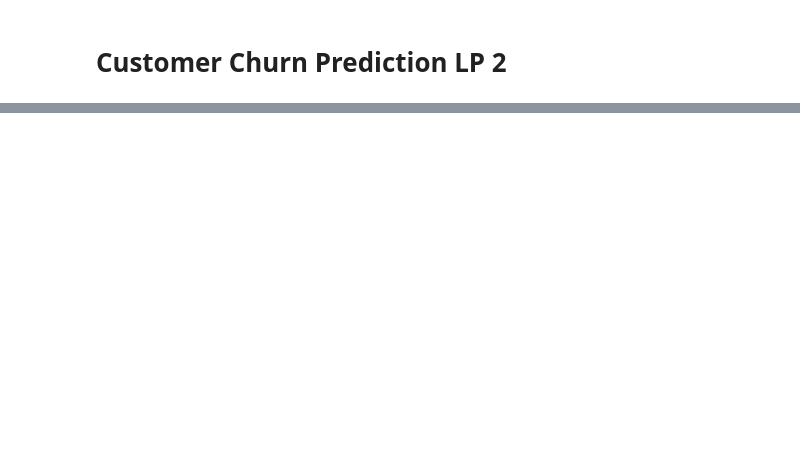
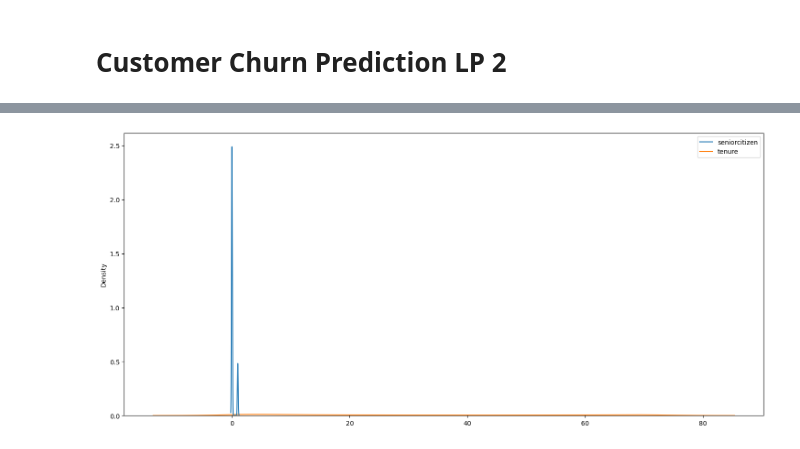
Before and after one commit to Davis-Azangu-DataAnalyst/Classification-Project-LP2, a Jupyter notebook: Notebooks/Churn_LP2.ipynb, the cells around one changed output, grey strips where cells are left out. Saved outputs shown, nothing was run; the diff lists cells and outputs as text; code cells hidden in the pictures; blank space fills up the shorter version.

```diff
--- a/Notebooks/Churn_LP2.ipynb
+++ b/Notebooks/Churn_LP2.ipynb
@@ -8,0 +407,7 @@ The scope of the project encompasses comprehensive phases including data collect
+# %%
+# Density Distribution
+plt.figure(figsize=(18,8))
+sns.kdeplot(data=df.drop(['totalcharges','monthlycharges'], axis=1))
+plt.show()
+# %% [output]
+[figure, added]
```
Also changed, not shown: parts of 42 cells of this notebook.
